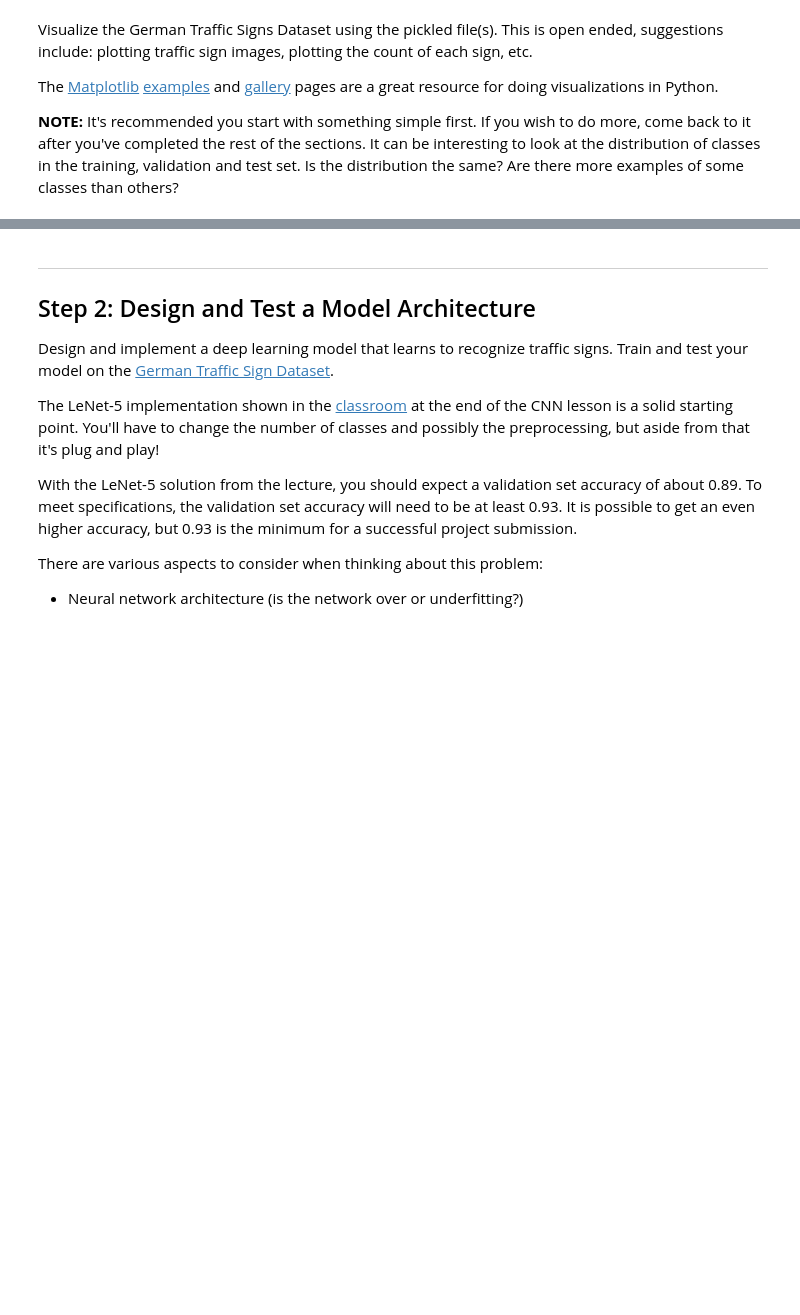
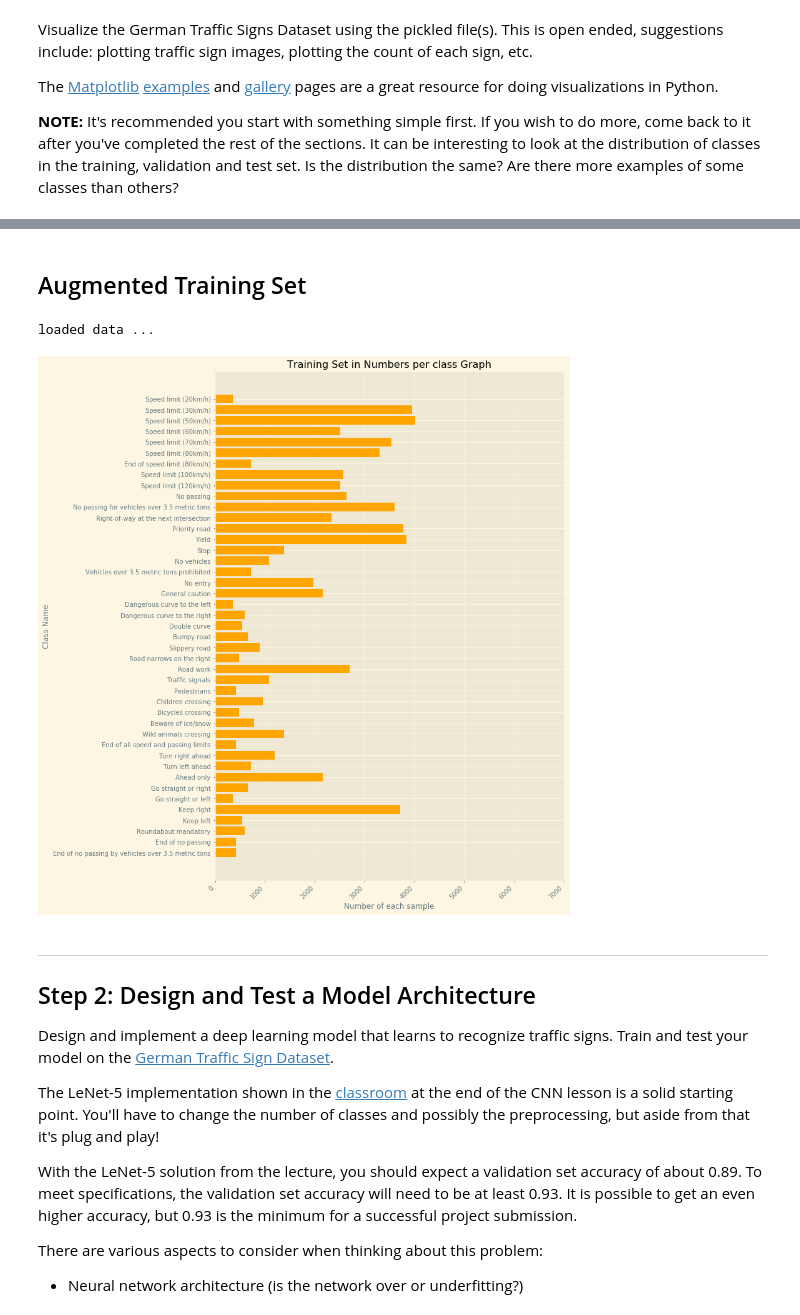
Before and after one commit to riyazbaghdad/TrafficSignClassifier, a Jupyter notebook: Traffic_Sign_Classifier.ipynb, the cells around one changed output, grey strips where cells are left out. Cells and saved outputs as stored; diff of their text form; code cells hidden in the pictures; blank space fills up the shorter version.

```diff
--- a/Traffic_Sign_Classifier.ipynb
+++ b/Traffic_Sign_Classifier.ipynb
@@ -185,3 +197,65 @@ plot_samples_count_graph('Validation',500, y_valid)
+# %% [markdown]
+## Augmented Training Set
+# %%
+import numpy as np
+from skimage.io import imread, imsave
+import matplotlib.pyplot as plt
+from skimage import transform
+from skimage.transform import rotate, AffineTransform
+from skimage.util import random_noise
+from skimage.filters import gaussian
+from scipy import ndimage
+import random
+import os
+from tqdm import tqdm
+
+
+# Types of Augmentation
+def rotation(img):
+    l = [30,45,60,90,120,180]
+    return rotate(img, angle=random.choice(l))
+
+def affine(img):
+    tf = AffineTransform(shear=-0.5)
+    return transform.warp(img, tf, order=1, preserve_range=True, mode='wrap')
+
+def noise(img):
+    return random_noise(img, var=0.1**2)
+
+def augmentation(images):
+    result = np.empty_like(images)
+    with tqdm(total=100, file=sys.stdout) as pbar:
+        for i in range(images.shape[0]):
+            #result[i] = rotation(images[i])
+            result[i] = affine(images[i])
+            #result2[i] = noise(images[i])
+            pbar.update(1)
+
+    return result # , result1, result2
+
+force_augment = False
+aug_file = './traffic-signs-data/augmented_affine.p'
+if (not os.path.isfile(aug_file)) or force_augment:
+    print("Augmenting...")
+    #augmented_imgs_res1, augmented_imgs_res2, augmented_imgs_res3 = augmentation(X_train)
+    #X_train = np.concatenate((X_train, augmented_imgs_res1,augmented_imgs_res2, augmented_imgs_res3))
+    #y_train = np.concatenate((y_train, y_train, y_train, y_train))
+    augmented_imgs_res1 = augmentation(X_train)
+    X_train = np.concatenate((X_train, augmented_imgs_res1))
+    y_train = np.concatenate((y_train, y_train))
+    print("completed")
+    pickle.dump((X_train, y_train), open(aug_file, "wb"))
+    print("Dumping data ...")
+else:
+    (X_train, y_train) = pickle.load(open(aug_file, "rb"))
+    print("loaded data ...")
+# %% [output]
+loaded data ...
+# %%
+# Training Set
+plot_samples_count_graph('Training', 7000, y_train)
+# %% [output]
+[figure, added]
 # %% [markdown]
 ----
 
```
Also changed, not shown: parts of 26 cells of this notebook, 1 other file.
